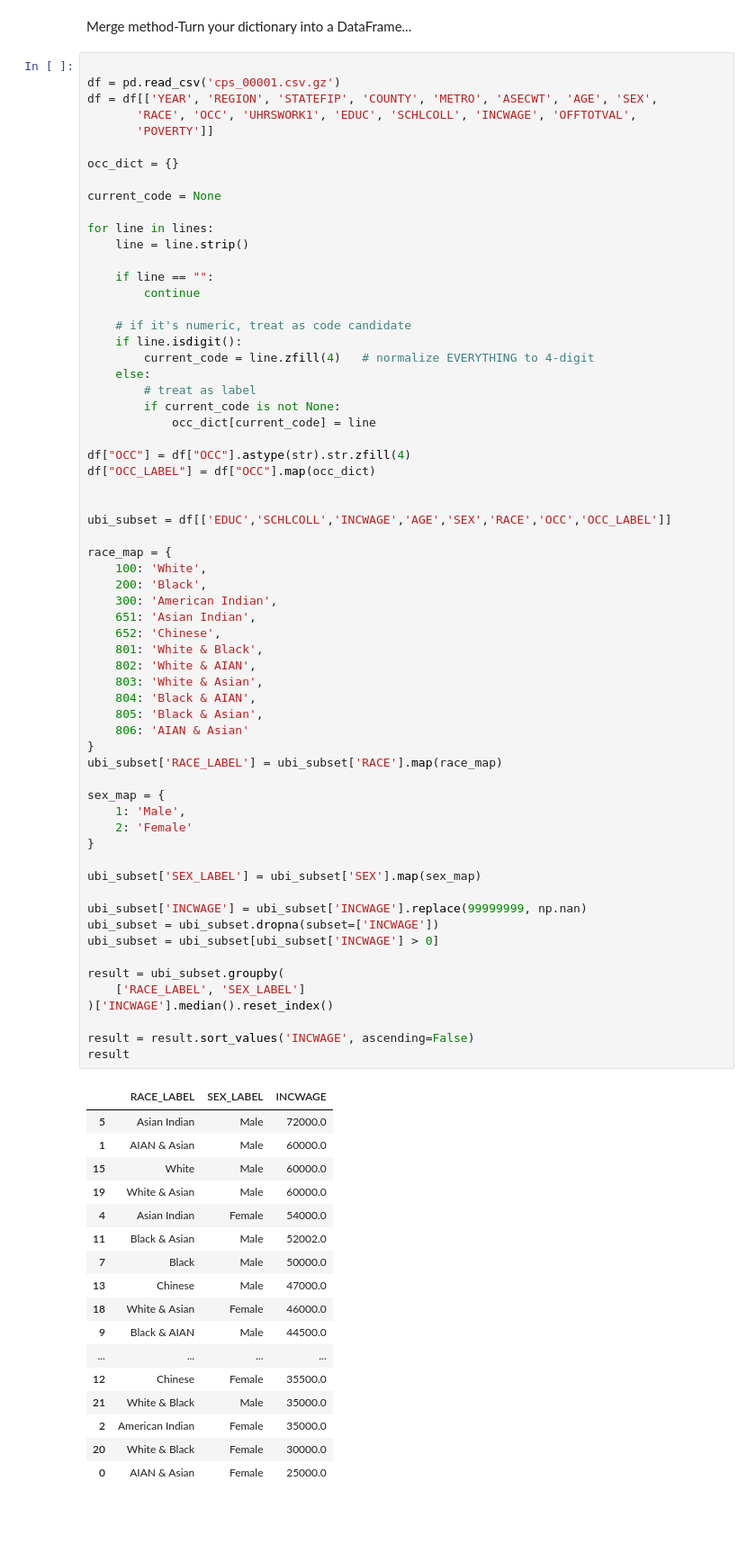
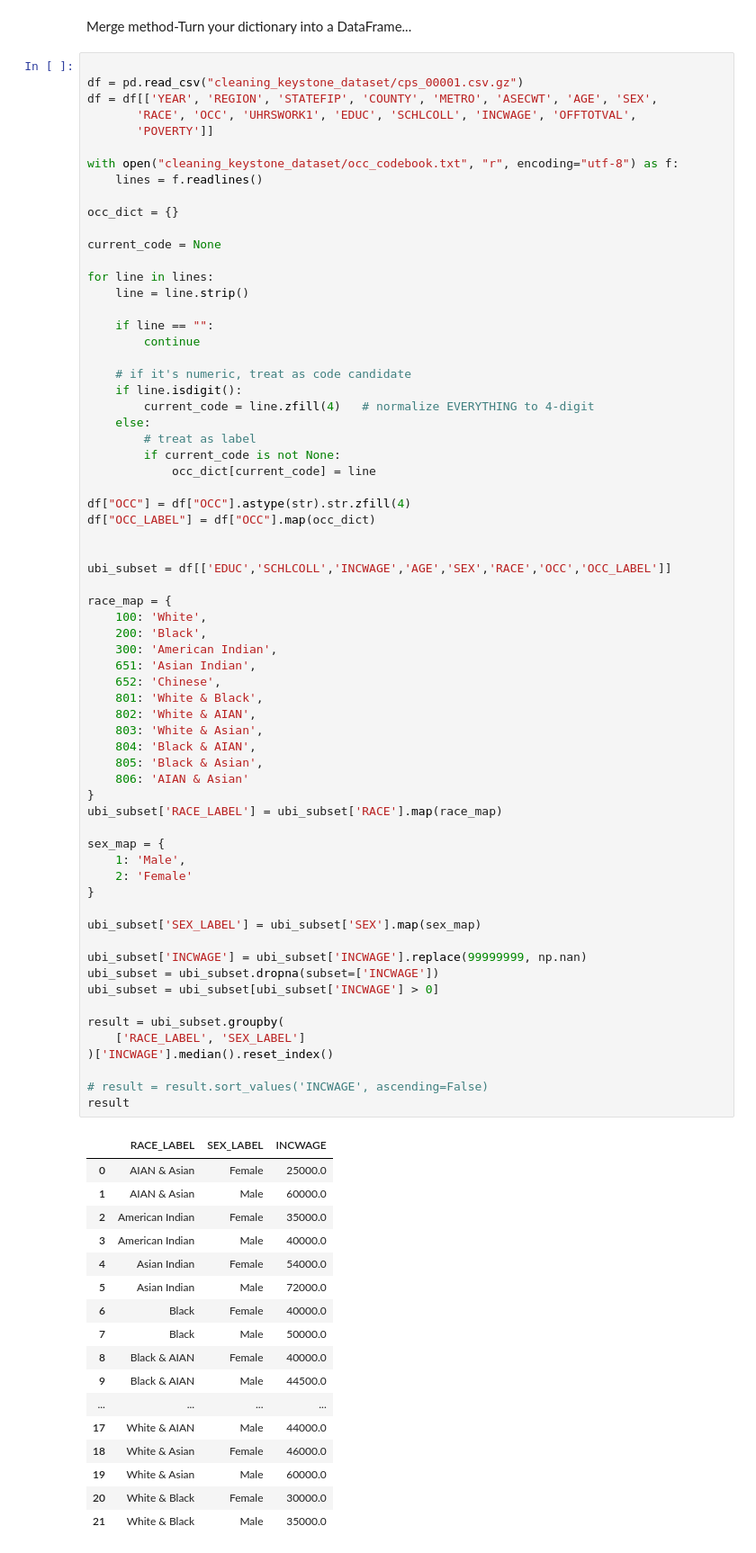
Before and after one commit to 2BLB/UBIAnalysis, a Jupyter notebook: ubidataset.ipynb, the cells around one changed output. Shown at 90% size. Saved outputs shown, nothing was run; the diff lists cells and outputs as text; blank space fills up the shorter version.

```diff
--- a/ubidataset.ipynb
+++ b/ubidataset.ipynb
@@ -670,10 +668,13 @@ df.head(300)
 Merge method-Turn your dictionary into a DataFrame...
 # %%
 
-df = pd.read_csv('cps_00001.csv.gz')
+df = pd.read_csv("cleaning_keystone_dataset/cps_00001.csv.gz")
 df = df[['YEAR', 'REGION', 'STATEFIP', 'COUNTY', 'METRO', 'ASECWT', 'AGE', 'SEX',
        'RACE', 'OCC', 'UHRSWORK1', 'EDUC', 'SCHLCOLL', 'INCWAGE', 'OFFTOTVAL',
        'POVERTY']]
+
+with open("cleaning_keystone_dataset/occ_codebook.txt", "r", encoding="utf-8") as f:
+    lines = f.readlines()
 
 occ_dict = {}
 
@@ -705,47 +706,47 @@ race_map = {
     300: 'American Indian',
     651: 'Asian Indian',
     652: 'Chinese',
     801: 'White & Black',
     802: 'White & AIAN',
     803: 'White & Asian',
     804: 'Black & AIAN',
     805: 'Black & Asian',
     806: 'AIAN & Asian'
 }
 ubi_subset['RACE_LABEL'] = ubi_subset['RACE'].map(race_map)
 
 sex_map = {
     1: 'Male',
     2: 'Female'
 }
 
 ubi_subset['SEX_LABEL'] = ubi_subset['SEX'].map(sex_map)
 
 ubi_subset['INCWAGE'] = ubi_subset['INCWAGE'].replace(99999999, np.nan)
 ubi_subset = ubi_subset.dropna(subset=['INCWAGE'])
 ubi_subset = ubi_subset[ubi_subset['INCWAGE'] > 0]
 
 result = ubi_subset.groupby(
     ['RACE_LABEL', 'SEX_LABEL']
 )['INCWAGE'].median().reset_index()
 
-result = result.sort_values('INCWAGE', ascending=False)
+# result = result.sort_values('INCWAGE', ascending=False)
 result
 # %% [output]
 |  | RACE_LABEL | SEX_LABEL | INCWAGE |
+| 0 | AIAN & Asian | Female | 25000.0 |
+| 1 | AIAN & Asian | Male | 60000.0 |
+| 2 | American Indian | Female | 35000.0 |
+| 3 | American Indian | Male | 40000.0 |
+| 4 | Asian Indian | Female | 54000.0 |
 | 5 | Asian Indian | Male | 72000.0 |
-| 1 | AIAN & Asian | Male | 60000.0 |
-| 15 | White | Male | 60000.0 |
-| 19 | White & Asian | Male | 60000.0 |
-| 4 | Asian Indian | Female | 54000.0 |
-| 11 | Black & Asian | Male | 52002.0 |
+| 6 | Black | Female | 40000.0 |
 | 7 | Black | Male | 50000.0 |
-| 13 | Chinese | Male | 47000.0 |
-| 18 | White & Asian | Female | 46000.0 |
+| 8 | Black & AIAN | Female | 40000.0 |
 | 9 | Black & AIAN | Male | 44500.0 |
 | ... | ... | ... | ... |
-| 12 | Chinese | Female | 35500.0 |
+| 17 | White & AIAN | Male | 44000.0 |
+| 18 | White & Asian | Female | 46000.0 |
+| 19 | White & Asian | Male | 60000.0 |
+| 20 | White & Black | Female | 30000.0 |
 | 21 | White & Black | Male | 35000.0 |
-| 2 | American Indian | Female | 35000.0 |
-| 20 | White & Black | Female | 30000.0 |
-| 0 | AIAN & Asian | Female | 25000.0 |
```
Also changed, not shown: parts of 4 cells of this notebook, 2 other files.
